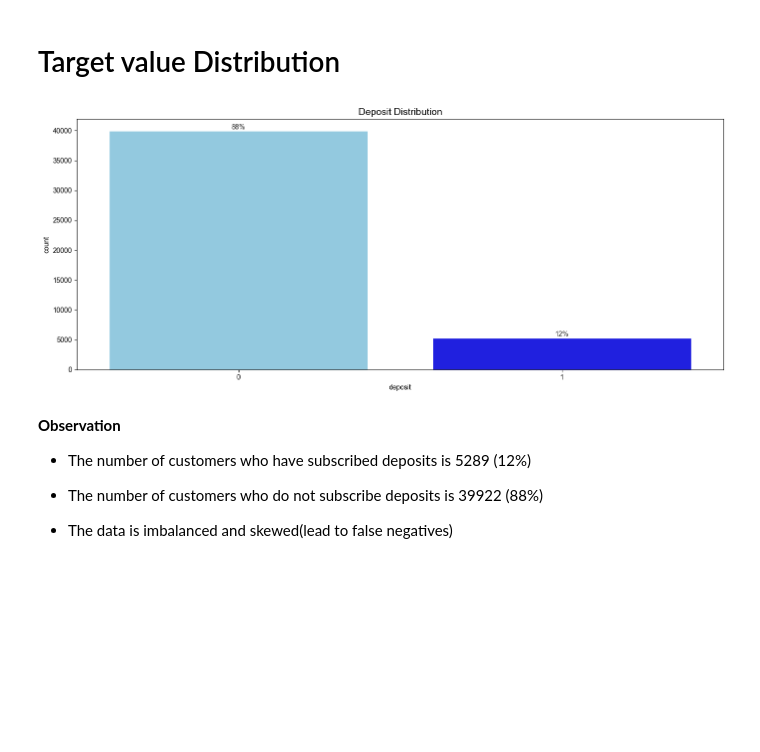
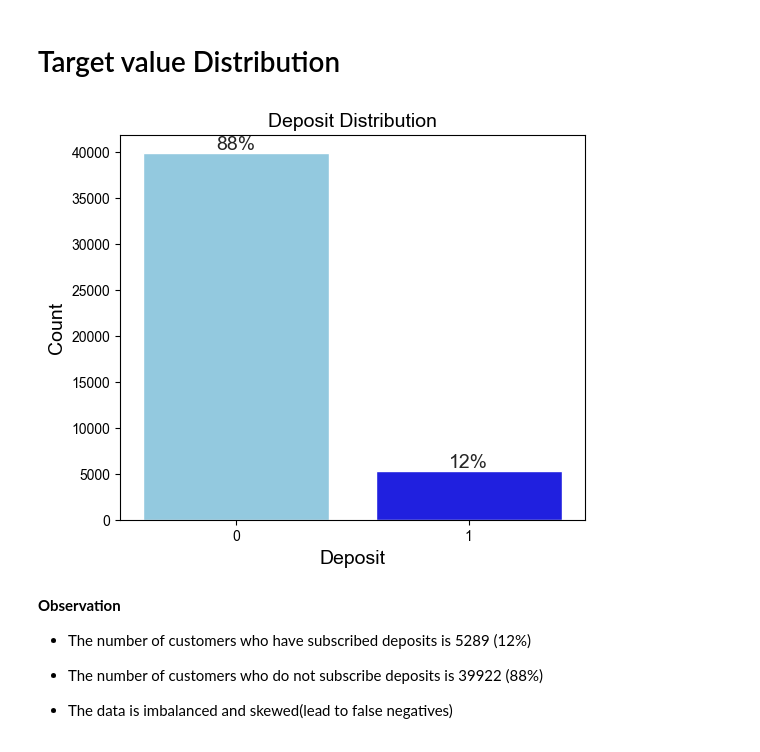
Before and after one commit to 87tana/ML_Classification_Imbalance_Banking, a Jupyter notebook: Bank2_ Bank_EDA.ipynb, the cells around one changed output. Saved outputs shown, nothing was run; the diff lists cells and outputs as text; code cells hidden in the pictures; blank space fills up the shorter version.

```diff
--- a/Bank2_ Bank_EDA.ipynb
+++ b/Bank2_ Bank_EDA.ipynb
@@ -124,20 +122,24 @@ df.groupby('deposit').mean()
 # %% [markdown]
 # Target value Distribution
 # %%
-fig, ax = plt.subplots(figsize=(14, 6))#size
+fig, ax = plt.subplots(figsize=(6, 5))#size
 sns.set_style('whitegrid')
 
 sns.countplot(x=df['deposit'], ax=ax,palette={0:'skyblue', 1:'blue'})
 
 abs_vals = df['deposit'].value_counts()
 rel_vals = df['deposit'].value_counts(normalize=True) * 100
 labels = [f'{p[1]:.0f}%' for p in zip(abs_vals, rel_vals)]
 
-ax.bar_label(container=ax.containers[0], labels=labels)
+ax.bar_label(container=ax.containers[0], labels=labels, fontsize=14)
 ax.set_title('Deposit Distribution', fontsize=14)
-plt.tight_layout()
+plt.xlabel('Deposit', fontsize=14)
+plt.ylabel('Count', fontsize=14)
+
+#plt.tight_layout()
+plt.savefig('target_value.png',bbox_inches='tight')
 # %% [output]
-[figure, old version]
+[figure, new version]
 # %% [markdown]
 **Observation**
 
```
Also changed, not shown: parts of 44 cells of this notebook.
